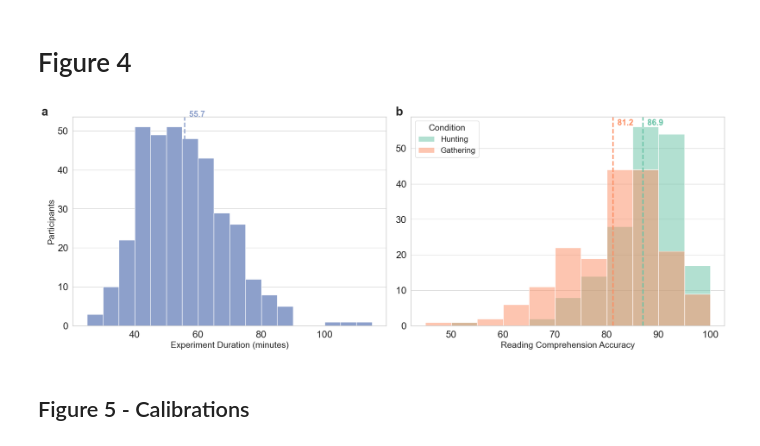
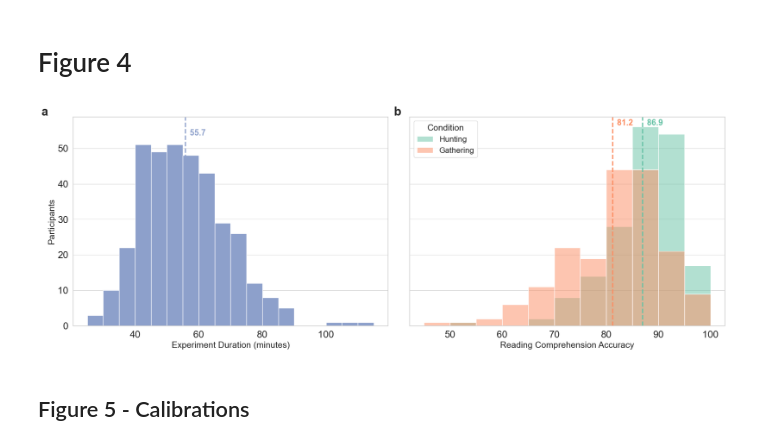
Before and after one commit to lacclab/OneStop-Eye-Movements, a Jupyter notebook: onestop_paper_analyses/paper_analyses.ipynb, the cells around one changed output. Saved outputs shown, nothing was run; the diff lists cells and outputs as text; code cells hidden in the pictures.

Commit message:
Align 6 ticks figure 4

```diff
--- a/onestop_paper_analyses/paper_analyses.ipynb
+++ b/onestop_paper_analyses/paper_analyses.ipynb
@@ -816,7 +816,7 @@ color_dict = {
     True: colors[0],
     False: colors[1],
 }
-fig, axes = plt.subplots(nrows=1, ncols=2, figsize=(20, 7.5), sharey=False)
+fig, axes = plt.subplots(nrows=1, ncols=2, figsize=(20, 7.5), sharey=True)
 
 data = session_summary.copy()
 
@@ -915,34 +915,34 @@ axes[0].text(
     va="top",
 )
 axes[1].text(
     -0.05,
     1.05,
     "b",
     transform=axes[1].transAxes,
     fontsize=25,
     fontweight="bold",
     va="top",
 )
 
 # increase font size
 for ax in axes.flat:
     ax.tick_params(axis="both", which="major", labelsize=20),
     ax.grid(axis='y', which='major', linestyle='-', linewidth=1),
     ax.grid(False, axis='x')
 
 # Set facecolor for the figure
 fig.set_facecolor("white")
 
 # Adjust layout
 plt.tight_layout()
 
 # Save the plot as pdf
 plt.savefig(fig_save_path / "figure4-exp_stats.pdf")
 
 # Show the plot
 plt.show()
 # %% [output]
-[figure, old version]
+[figure, new version]
 # %% [markdown]
 ## Figure 5 - Calibrations
 # %%
```
Also changed, not shown: 1 other file.
